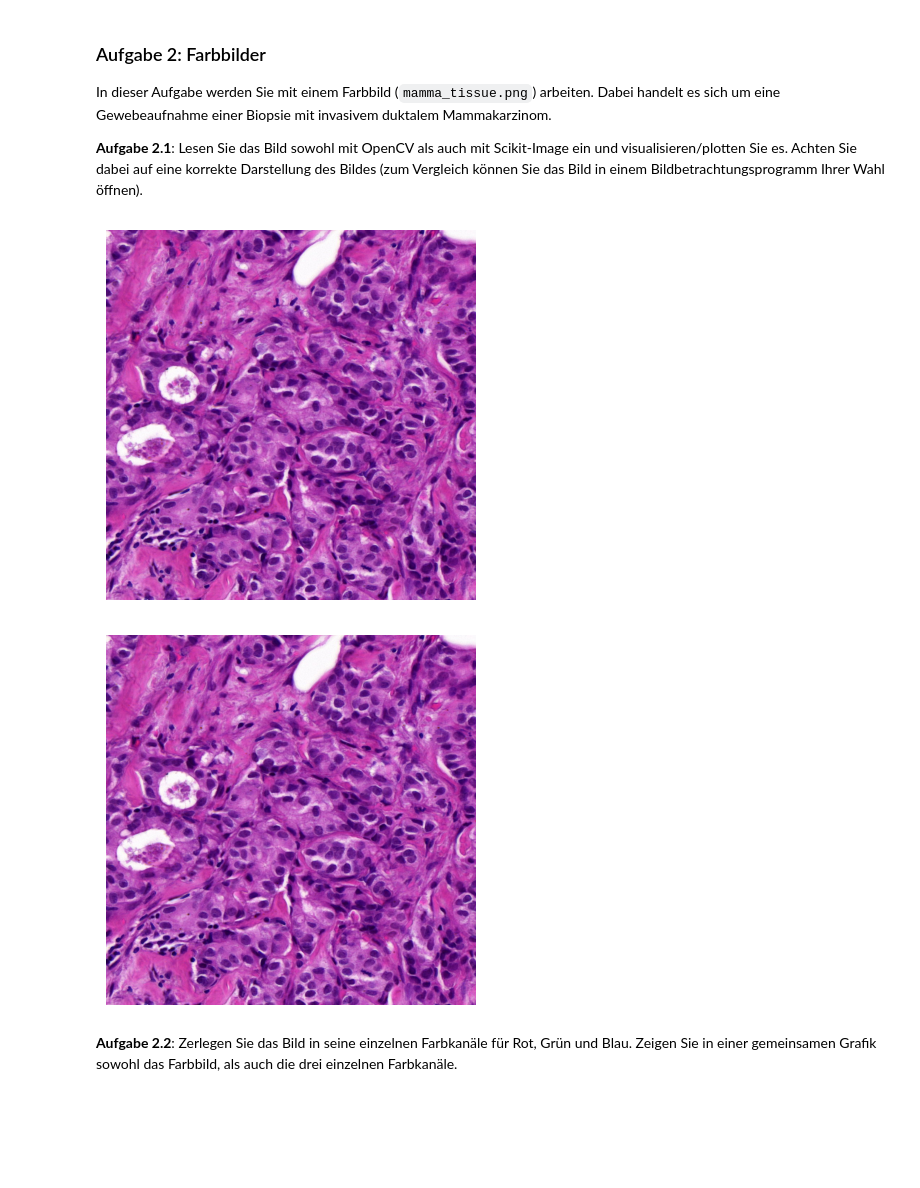
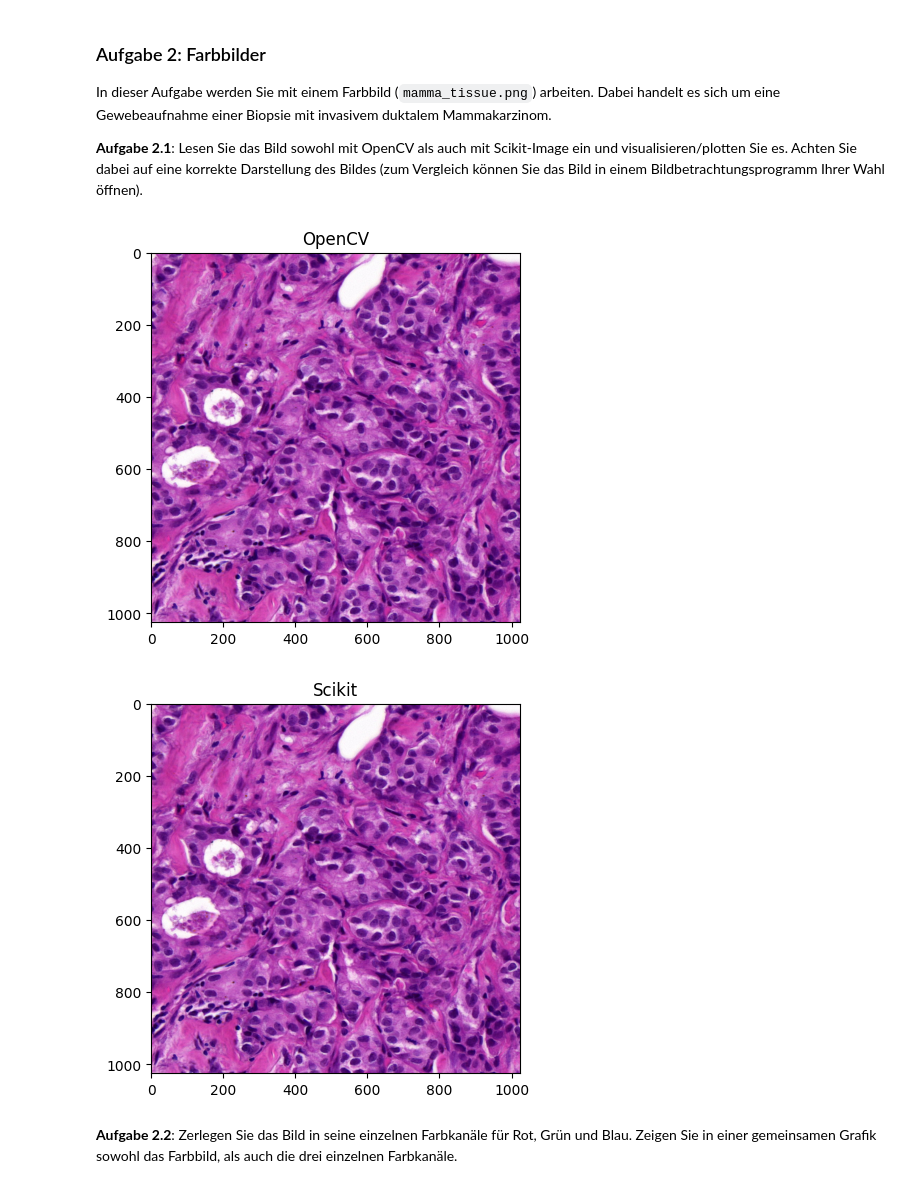
Before and after one commit to phuongias/bv-beleg1, a Jupyter notebook: MBV - Bilddateien Bilddarstellung und Diskretisierung.ipynb, the cells around one changed output. Cells and saved outputs as stored; diff of their text form; code cells hidden in the pictures; blank space fills up the shorter version.

```diff
--- a/MBV - Bilddateien Bilddarstellung und Diskretisierung.ipynb
+++ b/MBV - Bilddateien Bilddarstellung und Diskretisierung.ipynb
@@ -103,25 +113,25 @@ In dieser Aufgabe werden Sie mit einem Farbbild (`mamma_tissue.png`) arbeiten. D
 # %%
 # 2.1
 import cv2 as cv
 from skimage import io
 # import matplotlib.pyplot as plt
 
 imagePath = "mamma_tissue.png"
 image = cv.imread(imagePath)
 
 imageRGB = cv.cvtColor(image, cv.COLOR_BGR2RGB)
 scikitImage = io.imread(imagePath)
 
+plt.title("OpenCV")
 plt.imshow(imageRGB)
-plt.axis("off")
 plt.show()
 
+plt.title("Scikit")
 plt.imshow(scikitImage)
-plt.axis("off")
 plt.show()
 # %% [output]
-[figure, old version]
+[figure, new version]
-[figure, old version]
+[figure, new version]
 # %% [markdown]
 **Aufgabe 2.2**: Zerlegen Sie das Bild in seine einzelnen Farbkanäle für Rot, Grün und Blau. Zeigen Sie in einer gemeinsamen Grafik sowohl das Farbbild, als auch die drei einzelnen Farbkanäle.
 # %%
```
Also changed, not shown: parts of 5 cells of this notebook.
